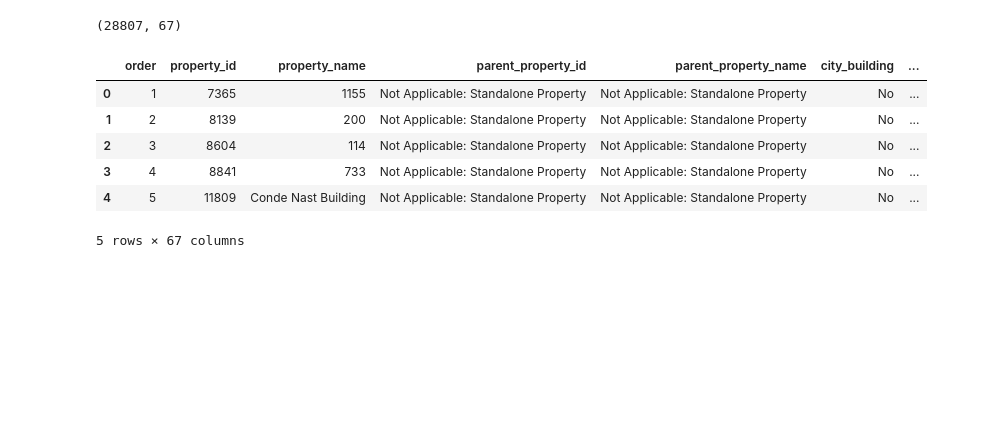
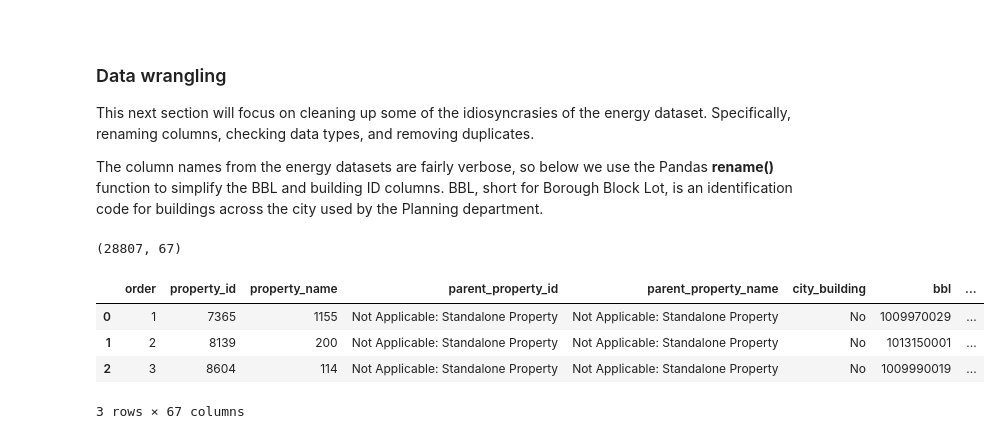
Before and after one commit to tpujianto/location-intelligence, a Jupyter notebook: _notebooks/energy_prediction.ipynb, the cells around one changed output. Saved outputs shown, nothing was run; the diff lists cells and outputs as text; code cells hidden in the pictures; blank space fills up the shorter version.

```diff
--- a/_notebooks/energy_prediction.ipynb
+++ b/_notebooks/energy_prediction.ipynb
@@ -22,15 +43,25 @@ client = Socrata("data.cityofnewyork.us", os.environ['nyc_soda_cuny_token'])
 results = client.get("qb3v-bbre", limit=30000)
 # %%
 bldg_energy = pd.DataFrame.from_records(results)
+# %% [markdown]
+<br>
+
+### Data wrangling
+
+This next section will focus on cleaning up some of the idiosyncrasies of the energy dataset. Specifically, renaming columns, checking data types, and removing duplicates.
+
+The column names from the energy datasets are fairly verbose, so below we use the Pandas **rename()** function to simplify the BBL and building ID columns. BBL, short for Borough Block Lot, is an identification code for buildings across the city used by the Planning department.
+# %%
+bldg_energy.rename(columns={'bbl_10_digits': 'bbl',
+                            'nyc_building_identification': 'bin'},
+                   inplace=True)
 # %%
 print(bldg_energy.shape)
-bldg_energy.head()
+bldg_energy.head(3)
 # %% [output]
 (28807, 67)
-|  | order | property_id | property_name | parent_property_id | parent_property_name | city_building | ... |
-| 0 | 1 | 7365 | 1155 | Not Applicable: Standalone Property | Not Applicable: Standalone Property | No | ... |
-| 1 | 2 | 8139 | 200 | Not Applicable: Standalone Property | Not Applicable: Standalone Property | No | ... |
-| 2 | 3 | 8604 | 114 | Not Applicable: Standalone Property | Not Applicable: Standalone Property | No | ... |
-| 3 | 4 | 8841 | 733 | Not Applicable: Standalone Property | Not Applicable: Standalone Property | No | ... |
-| 4 | 5 | 11809 | Conde Nast Building | Not Applicable: Standalone Property | Not Applicable: Standalone Property | No | ... |
+|  | order | property_id | property_name | parent_property_id | parent_property_name | city_building | bbl | ... |
+| 0 | 1 | 7365 | 1155 | Not Applicable: Standalone Property | Not Applicable: Standalone Property | No | 1009970029 | ... |
+| 1 | 2 | 8139 | 200 | Not Applicable: Standalone Property | Not Applicable: Standalone Property | No | 1013150001 | ... |
+| 2 | 3 | 8604 | 114 | Not Applicable: Standalone Property | Not Applicable: Standalone Property | No | 1009990019 | ... |
-5 rows × 67 columns
+3 rows × 67 columns
```
Also changed, not shown: parts of 59 cells of this notebook, 2 other files.
